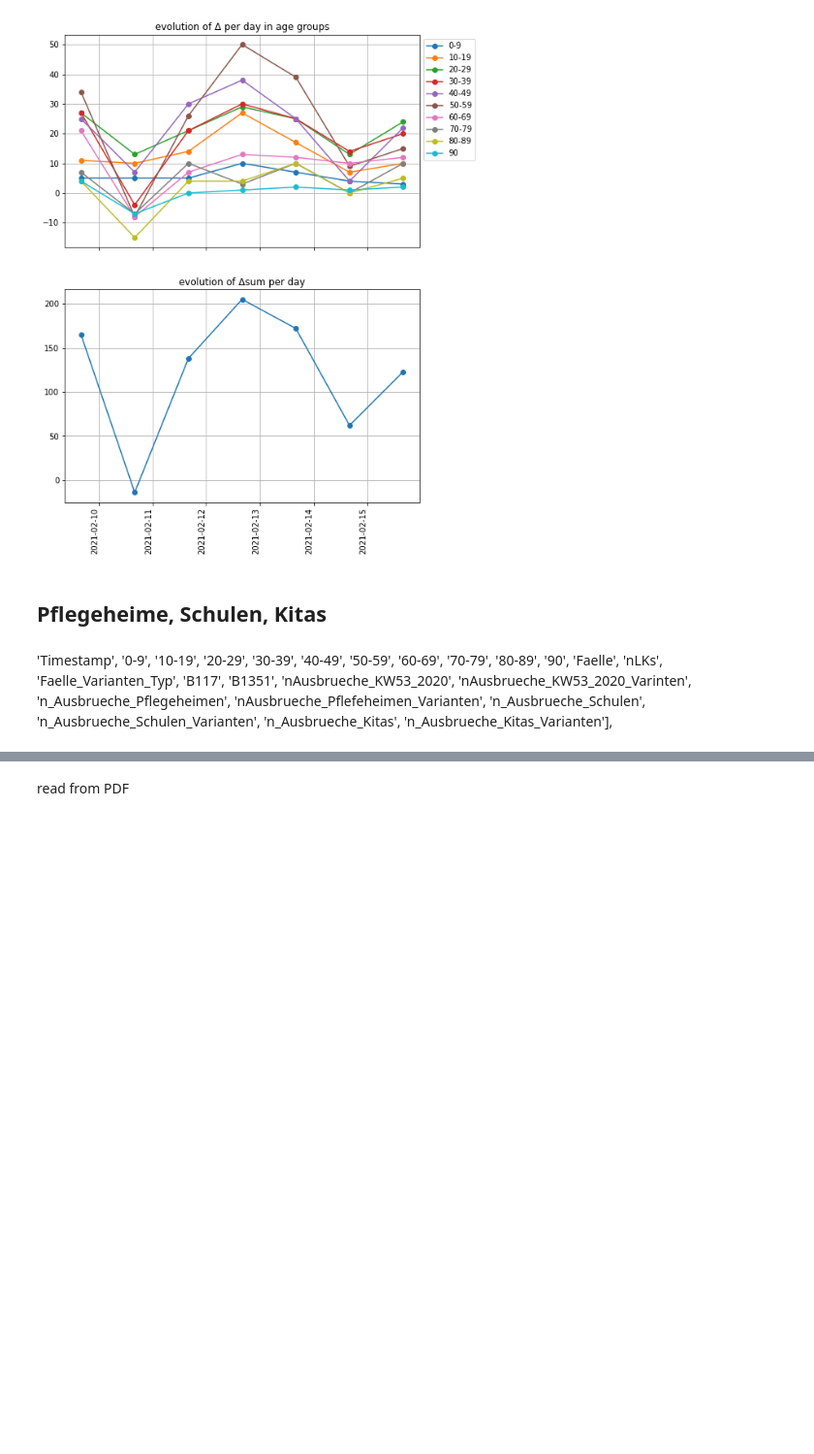
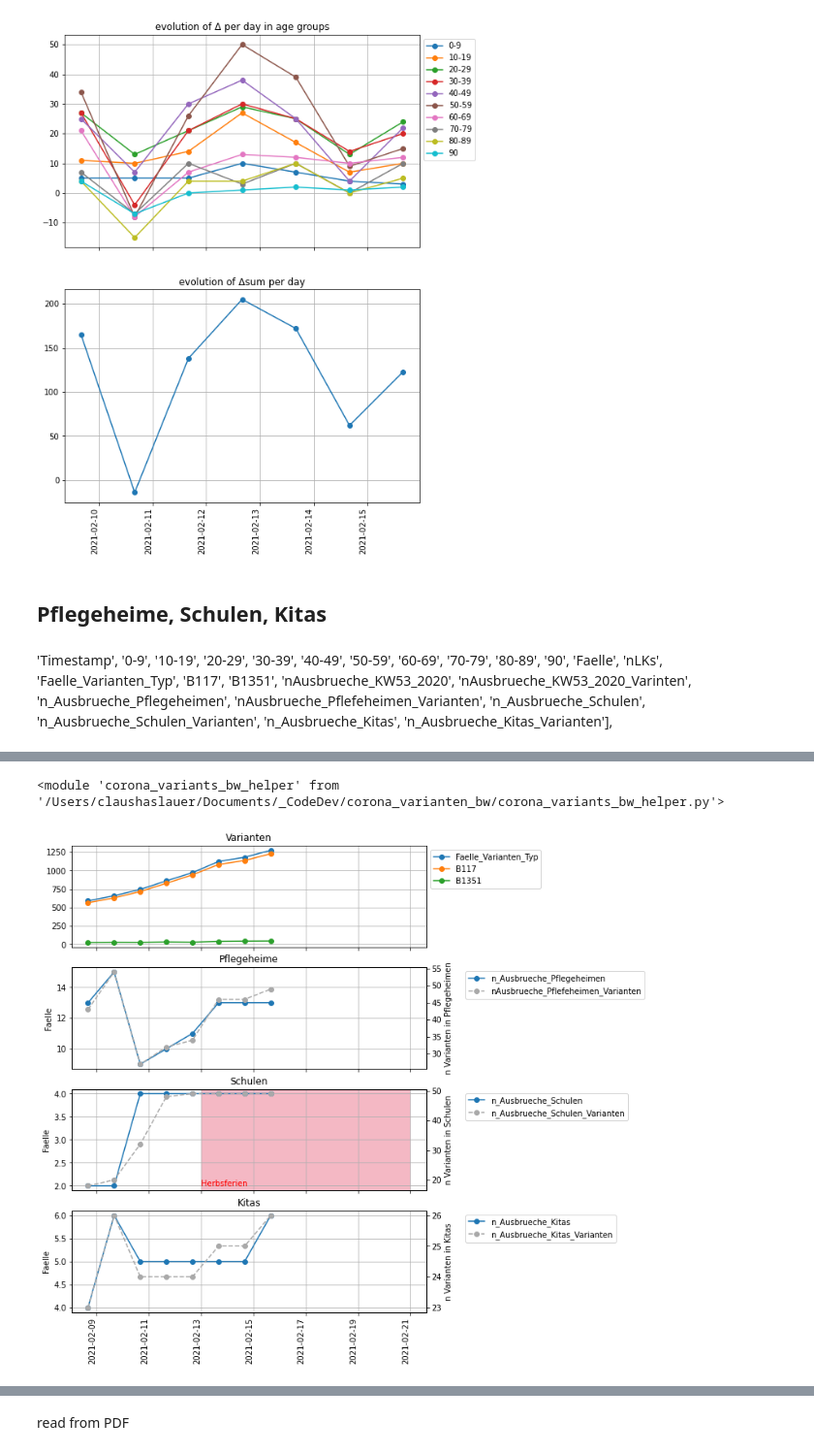
Before and after one commit to hydroclaus/corona_varianten_bw, a Jupyter notebook: new_variants_bw.ipynb, the cells around one changed output, grey strips where cells are left out. Shown at 97% size. Saved outputs shown, nothing was run; the diff lists cells and outputs as text; code cells hidden in the pictures; blank space fills up the shorter version.

Commit message:
updated plots showing new variants in homes, schools, and kitas

```diff
--- a/new_variants_bw.ipynb
+++ b/new_variants_bw.ipynb
@@ -339,0 +243,9 @@ fig.autofmt_xdate(rotation=90)
+# %%
+import importlib
+importlib.reload(cvh)
+# %% [output]
+<module 'corona_variants_bw_helper' from '/Users/claushaslauer/Documents/_CodeDev/corona_varianten_bw/corona_variants_bw_helper.py'>
+# %%
+cvh.plot_pflege_schule_kitas(data)
+# %% [output]
+[figure, added]
```
Also changed, not shown: parts of 4 cells of this notebook, 2 other files.
